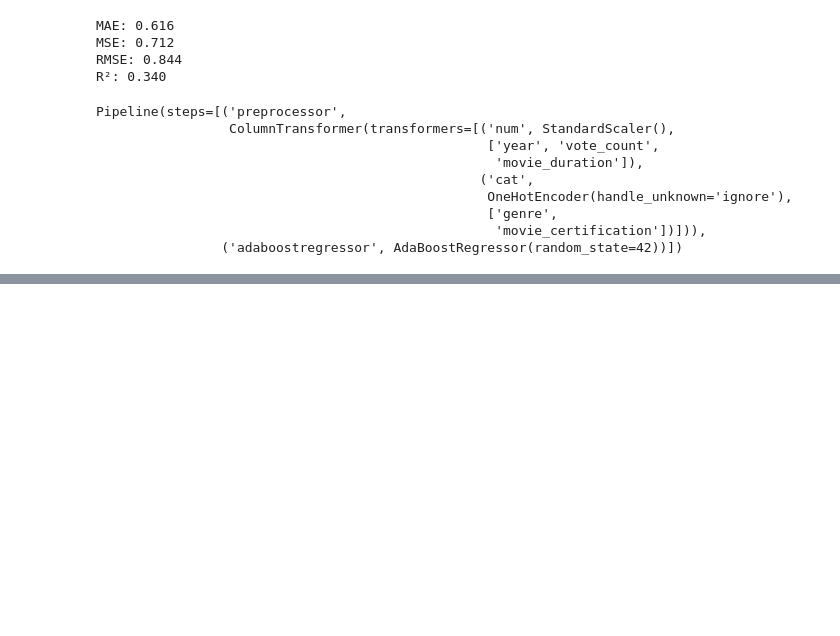
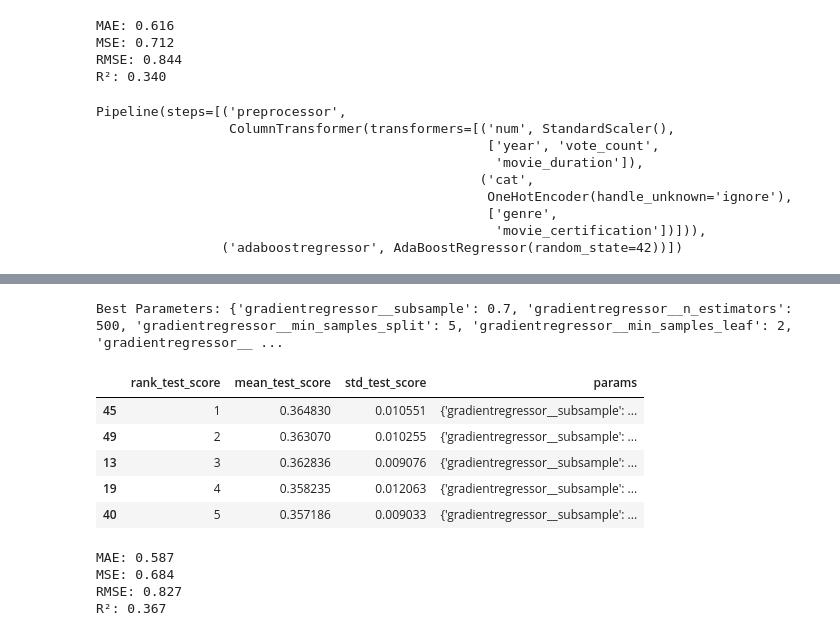
Before and after one commit to Theoph-ay/movie_success_prediction, a Jupyter notebook: notebooks/models_dev_outlier.ipynb, the cells around one changed output, grey strips where cells are left out. Saved outputs shown, nothing was run; the diff lists cells and outputs as text; code cells hidden in the pictures; blank space fills up the shorter version.

Commit message:
Built more models till random_search

```diff
--- a/notebooks/models_dev_outlier.ipynb
+++ b/notebooks/models_dev_outlier.ipynb
@@ -119,7 +119,8 @@ Pipeline(steps=[('preprocessor',
 # %%
 #Save model with pickle
 import pickle
-path = r"C:\Users\HP\Desktop\UI\important\Data Science\movie-success-prediction\models"
+from pathlib import Path
+path = r"C:\Users\HP\Desktop\UI\important\Data Science\movie-success-prediction\models" + "\\"
 with open (path + "lin_reg.pickle", "wb") as to_write:
     pickle.dump(lin_reg, to_write)
 
@@ -315,0 +321,4 @@ Pipeline(steps=[('preprocessor',
+# %%
+#read model
+with open(path+"ab_reg.pickle", "rb") as to_read:
+    ab_reg = pickle.load(to_read)
@@ -318,0 +375,4 @@ xgb = XGBRegressor(random_state=42)
+# %%
+#read model
+with open(path+"ab_reg.pickle", "rb") as to_read:
+    ab_reg = pickle.load(to_read)
@@ -318,0 +459,31 @@ xgb = XGBRegressor(random_state=42)
+# %%
+#read model
+with open(path+"random_search.pickle", "rb") as to_read:
+    random_search = pickle.load(to_read)
+# %%
+#check best parameters
+print("Best Parameters:", random_search.best_params_)
+# %% [output]
+Best Parameters: {'gradientregressor__subsample': 0.7, 'gradientregressor__n_estimators': 500, 'gradientregressor__min_samples_split': 5, 'gradientregressor__min_samples_leaf': 2, 'gradientregressor__ ...
+# %%
+
+# Convert the results dictionary to a Pandas DataFrame
+results_df = pd.DataFrame(random_search.cv_results_)
+
+# Sort the DataFrame by rank to see the best results at the top
+results_df = results_df.sort_values(by="rank_test_score")
+
+# Display the most important columns for the top 5 models
+results_df[[
+    'rank_test_score',
+    'mean_test_score',
+    'std_test_score',
+    'params'
+]].head(5)
+# %% [output]
+|  | rank_test_score | mean_test_score | std_test_score | params |
+| 45 | 1 | 0.364830 | 0.010551 | {'gradientregressor__subsample': ... |
+| 49 | 2 | 0.363070 | 0.010255 | {'gradientregressor__subsample': ... |
+| 13 | 3 | 0.362836 | 0.009076 | {'gradientregressor__subsample': ... |
+| 19 | 4 | 0.358235 | 0.012063 | {'gradientregressor__subsample': ... |
+| 40 | 5 | 0.357186 | 0.009033 | {'gradientregressor__subsample': ... |
@@ -318,0 +493,16 @@ xgb = XGBRegressor(random_state=42)
+# %%
+#Model evaluation
+mae = mean_absolute_error(y_test, y_pred)
+mse = mean_squared_error(y_test, y_pred)
+rmse = np.sqrt(mse)
+r2 = r2_score(y_test, y_pred)
+
+print(f"MAE: {mae:.3f}")
+print(f"MSE: {mse:.3f}")
+print(f"RMSE: {rmse:.3f}")
+print(f"R²: {r2:.3f}")
+# %% [output]
+MAE: 0.587
+MSE: 0.684
+RMSE: 0.827
+R²: 0.367
```
Also changed, not shown: parts of 12 cells of this notebook, 7 other files.
